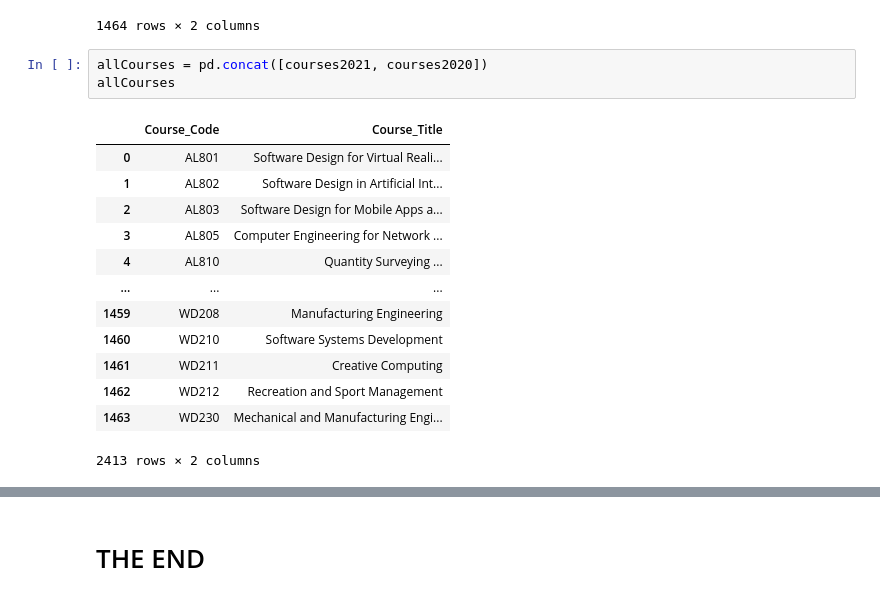
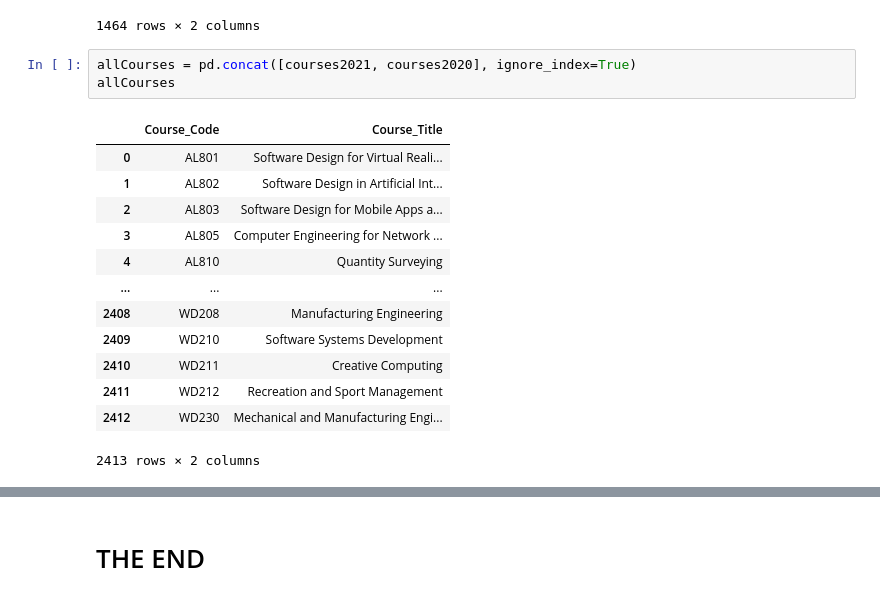
Before and after one commit to Caoimhinv/Fundamentals_Assessment, a Jupyter notebook: cao.ipynb, the cells around one changed output, grey strips where cells are left out. Saved outputs shown, nothing was run; the diff lists cells and outputs as text.

```diff
--- a/cao.ipynb
+++ b/cao.ipynb
@@ -296,19 +302,19 @@ courses2020
 | 1463 | WD230 | Mechanical and Manufacturing Engi... |
 1464 rows × 2 columns
 # %%
-allCourses = pd.concat([courses2021, courses2020])
+allCourses = pd.concat([courses2021, courses2020], ignore_index=True)
 allCourses
 # %% [output]
 |  | Course_Code | Course_Title |
 | 0 | AL801 | Software Design for Virtual Reali... |
 | 1 | AL802 | Software Design in Artificial Int... |
 | 2 | AL803 | Software Design for Mobile Apps a... |
 | 3 | AL805 | Computer Engineering for Network ... |
-| 4 | AL810 | Quantity Surveying ... |
+| 4 | AL810 | Quantity Surveying |
 | ... | ... | ... |
-| 1459 | WD208 | Manufacturing Engineering |
-| 1460 | WD210 | Software Systems Development |
-| 1461 | WD211 | Creative Computing |
-| 1462 | WD212 | Recreation and Sport Management |
-| 1463 | WD230 | Mechanical and Manufacturing Engi... |
+| 2408 | WD208 | Manufacturing Engineering |
+| 2409 | WD210 | Software Systems Development |
+| 2410 | WD211 | Creative Computing |
+| 2411 | WD212 | Recreation and Sport Management |
+| 2412 | WD230 | Mechanical and Manufacturing Engi... |
 2413 rows × 2 columns
```
Also changed, not shown: parts of 19 cells of this notebook, 32 other files.
